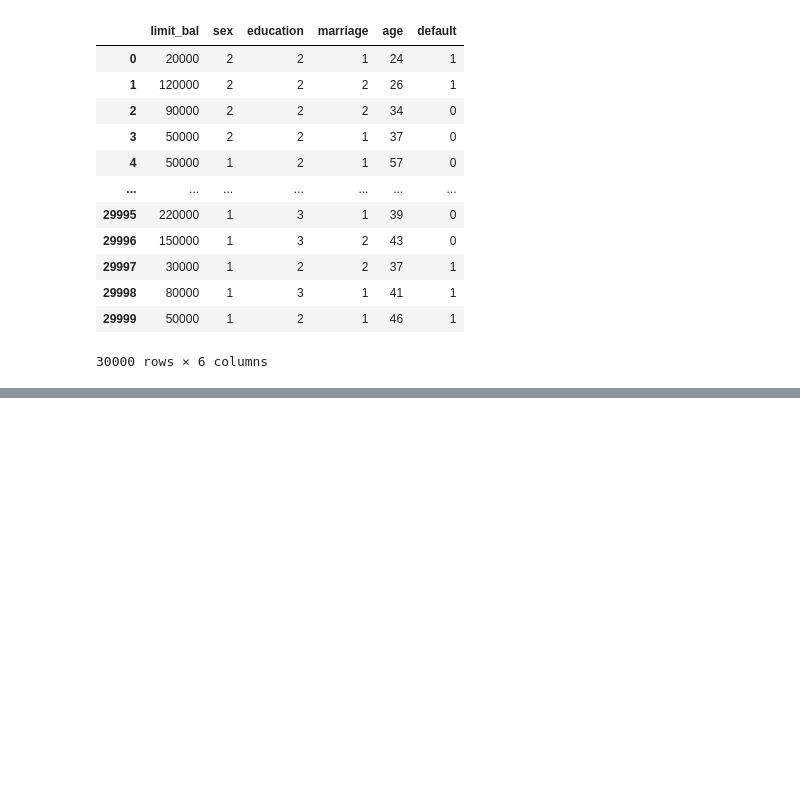
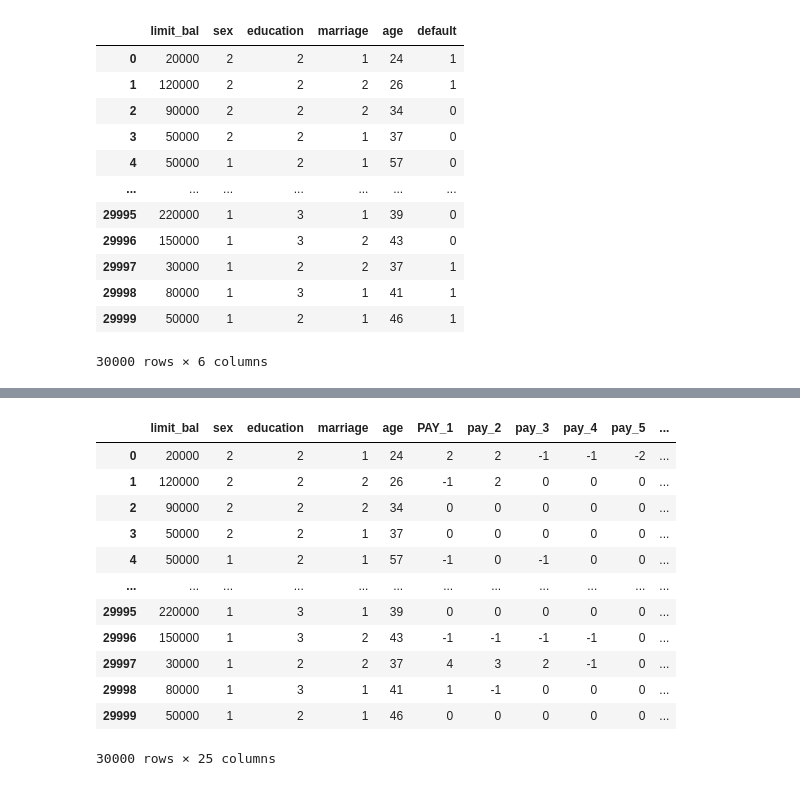
Before and after one commit to Juliana-Yakimchuk/Classif_Credit_Card, a Jupyter notebook: CC_Classification.ipynb, the cells around one changed output, grey strips where cells are left out. Cells and saved outputs as stored; diff of their text form; code cells hidden in the pictures; blank space fills up the shorter version.

```diff
--- a/CC_Classification.ipynb
+++ b/CC_Classification.ipynb
@@ -194,0 +288,19 @@ plt.show();
+# %%
+#  "bill amt" features are numerical, we will use mean to create an 6-mth average
+X['bill_amt_mean'] = X.iloc[:,12:18].mean(axis = 1)[0]
+# %%
+X
+# %% [output]
+|  | limit_bal | sex | education | marriage | age | PAY_1 | pay_2 | pay_3 | pay_4 | pay_5 | ... |
+| 0 | 20000 | 2 | 2 | 1 | 24 | 2 | 2 | -1 | -1 | -2 | ... |
+| 1 | 120000 | 2 | 2 | 2 | 26 | -1 | 2 | 0 | 0 | 0 | ... |
+| 2 | 90000 | 2 | 2 | 2 | 34 | 0 | 0 | 0 | 0 | 0 | ... |
+| 3 | 50000 | 2 | 2 | 1 | 37 | 0 | 0 | 0 | 0 | 0 | ... |
+| 4 | 50000 | 1 | 2 | 1 | 57 | -1 | 0 | -1 | 0 | 0 | ... |
+| ... | ... | ... | ... | ... | ... | ... | ... | ... | ... | ... | ... |
+| 29995 | 220000 | 1 | 3 | 1 | 39 | 0 | 0 | 0 | 0 | 0 | ... |
+| 29996 | 150000 | 1 | 3 | 2 | 43 | -1 | -1 | -1 | -1 | 0 | ... |
+| 29997 | 30000 | 1 | 2 | 2 | 37 | 4 | 3 | 2 | -1 | 0 | ... |
+| 29998 | 80000 | 1 | 3 | 1 | 41 | 1 | -1 | 0 | 0 | 0 | ... |
+| 29999 | 50000 | 1 | 2 | 1 | 46 | 0 | 0 | 0 | 0 | 0 | ... |
+30000 rows × 25 columns
```
Also changed, not shown: parts of 25 cells of this notebook, 1 other file.
